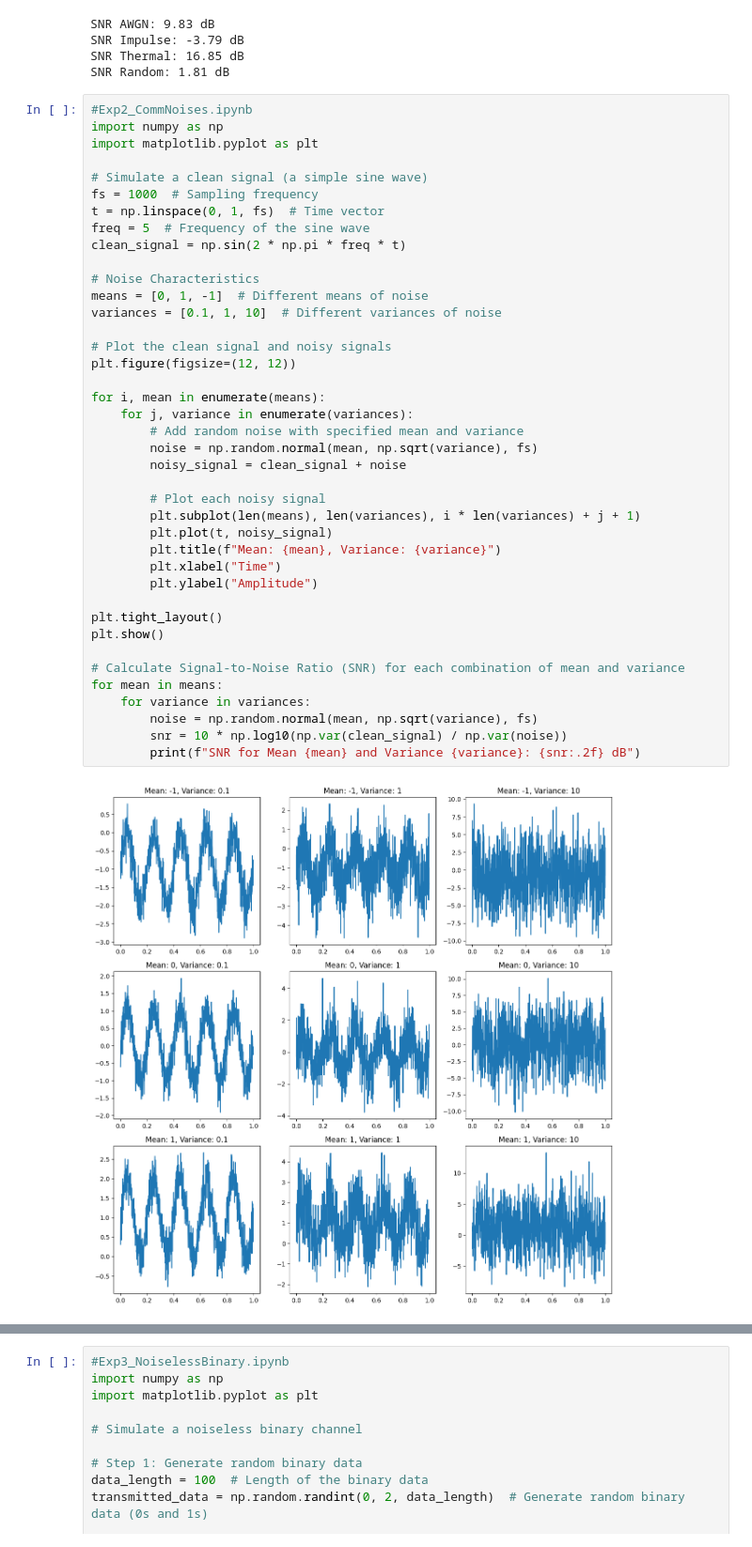
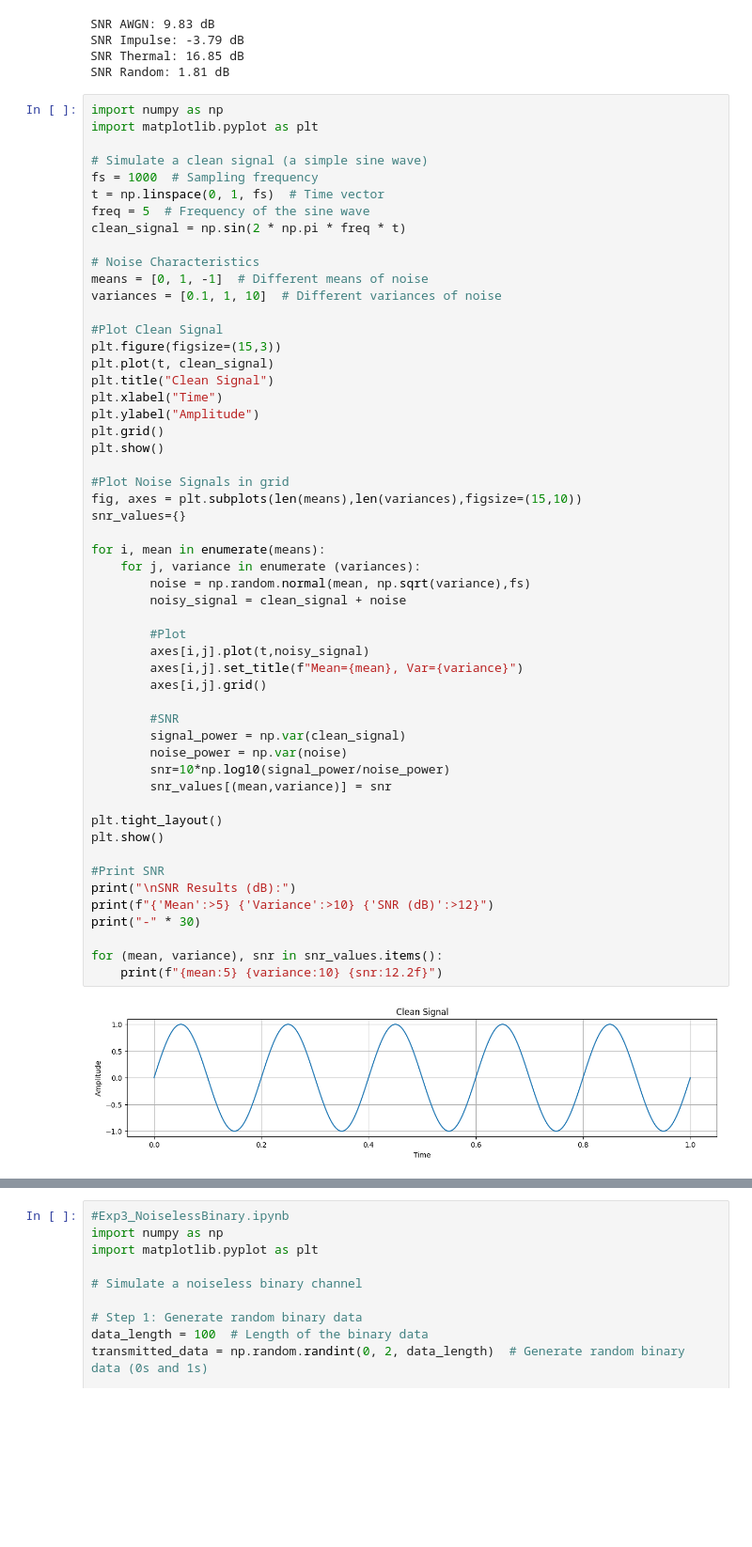
Before and after one commit to SajjadHossainSoykot/ICT-4102-Information-Coding-and-Transmission-Laboratory, a Jupyter notebook: ExpAll.ipynb, the cells around one changed output, grey strips where cells are left out. Shown at 94% size. Drawn from its saved outputs; the diff is of its cells as text; blank space fills up the shorter version.

```diff
--- a/ExpAll.ipynb
+++ b/ExpAll.ipynb
@@ -73,44 +73,57 @@ SNR Impulse: -3.79 dB
 SNR Thermal: 16.85 dB
 SNR Random: 1.81 dB
 # %%
-#Exp2_CommNoises.ipynb
 import numpy as np
 import matplotlib.pyplot as plt
 
 # Simulate a clean signal (a simple sine wave)
 fs = 1000  # Sampling frequency
 t = np.linspace(0, 1, fs)  # Time vector
 freq = 5  # Frequency of the sine wave
 clean_signal = np.sin(2 * np.pi * freq * t)
 
 # Noise Characteristics
 means = [0, 1, -1]  # Different means of noise
 variances = [0.1, 1, 10]  # Different variances of noise
 
-# Plot the clean signal and noisy signals
-plt.figure(figsize=(12, 12))
+#Plot Clean Signal
+plt.figure(figsize=(15,3))
+plt.plot(t, clean_signal)
+plt.title("Clean Signal")
+plt.xlabel("Time")
+plt.ylabel("Amplitude")
+plt.grid()
+plt.show()
+
+#Plot Noise Signals in grid
+fig, axes = plt.subplots(len(means),len(variances),figsize=(15,10))
+snr_values={}
 
 for i, mean in enumerate(means):
-    for j, variance in enumerate(variances):
-        # Add random noise with specified mean and variance
-        noise = np.random.normal(mean, np.sqrt(variance), fs)
+    for j, variance in enumerate (variances):
+        noise = np.random.normal(mean, np.sqrt(variance),fs)
         noisy_signal = clean_signal + noise
 
-        # Plot each noisy signal
-        plt.subplot(len(means), len(variances), i * len(variances) + j + 1)
-        plt.plot(t, noisy_signal)
-        plt.title(f"Mean: {mean}, Variance: {variance}")
-        plt.xlabel("Time")
-        plt.ylabel("Amplitude")
+        #Plot
+        axes[i,j].plot(t,noisy_signal)
+        axes[i,j].set_title(f"Mean={mean}, Var={variance}")
+        axes[i,j].grid()
+
+        #SNR
+        signal_power = np.var(clean_signal)
+        noise_power = np.var(noise)
+        snr=10*np.log10(signal_power/noise_power)
+        snr_values[(mean,variance)] = snr
 
 plt.tight_layout()
 plt.show()
 
-# Calculate Signal-to-Noise Ratio (SNR) for each combination of mean and variance
-for mean in means:
-    for variance in variances:
-        noise = np.random.normal(mean, np.sqrt(variance), fs)
-        snr = 10 * np.log10(np.var(clean_signal) / np.var(noise))
-        print(f"SNR for Mean {mean} and Variance {variance}: {snr:.2f} dB")
+#Print SNR
+print("\nSNR Results (dB):")
+print(f"{'Mean':>5} {'Variance':>10} {'SNR (dB)':>12}")
+print("-" * 30)
+
+for (mean, variance), snr in snr_values.items():
+    print(f"{mean:5} {variance:10} {snr:12.2f}")
 # %% [output]
-[figure, old version]
+[figure, new version]
```
Also changed, not shown: parts of 2 cells of this notebook, 2 other files.
